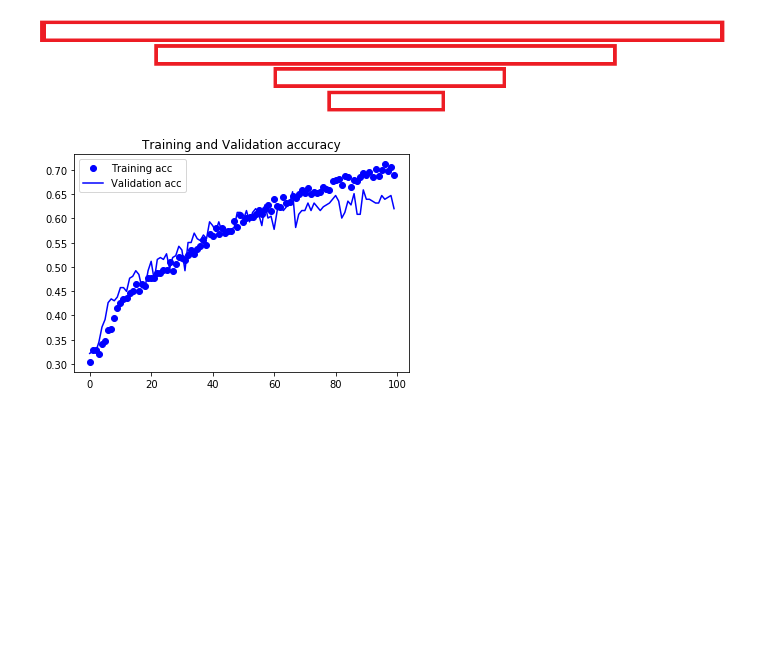
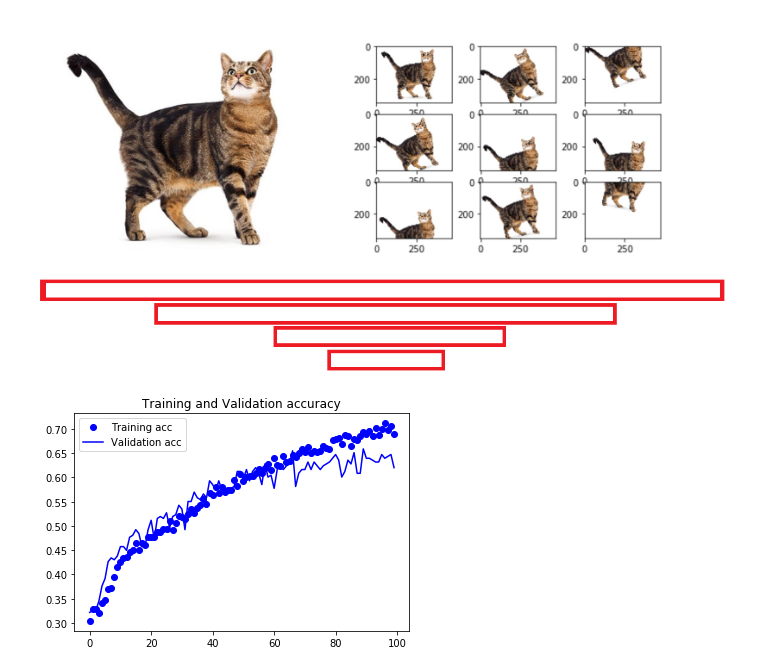
Before and after one commit to paulXLV/Deep_Learning_CNN, a Jupyter notebook: superhero_classifier_presentation_by_PaulAg.ipynb, the cells around one changed output. Saved outputs shown, nothing was run; the diff lists cells and outputs as text; code cells hidden in the pictures; blank space fills up the shorter version.

```diff
--- a/superhero_classifier_presentation_by_PaulAg.ipynb
+++ b/superhero_classifier_presentation_by_PaulAg.ipynb
@@ -1,3 +1,15 @@
+# %%
+from IPython.display import Image
+#Image(filename='test.png')
+
+Image(filename="\\Users\\Paul-DS\\Downloads\\Final_Project\\dataaug.jpg")
+
+# Originally going to use Data Augmentation to reduce Overfitting
+# BUT, our case we managed to come up with model
+# which came close to Validation Accuracy Curve!
+# Our training data set was less than 7000 images.
+# %% [output]
+[figure, added]
 # %%
 from IPython.display import Image
 #Image(filename='test.png')
```
